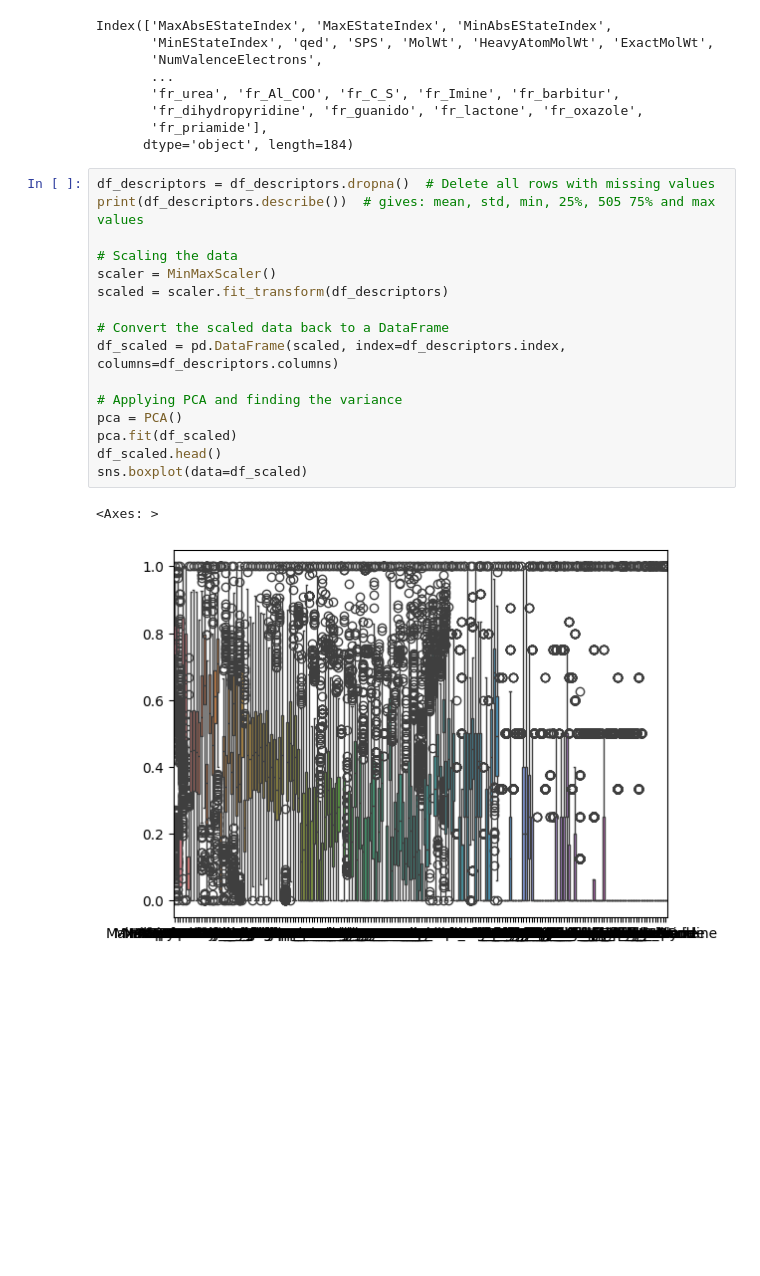
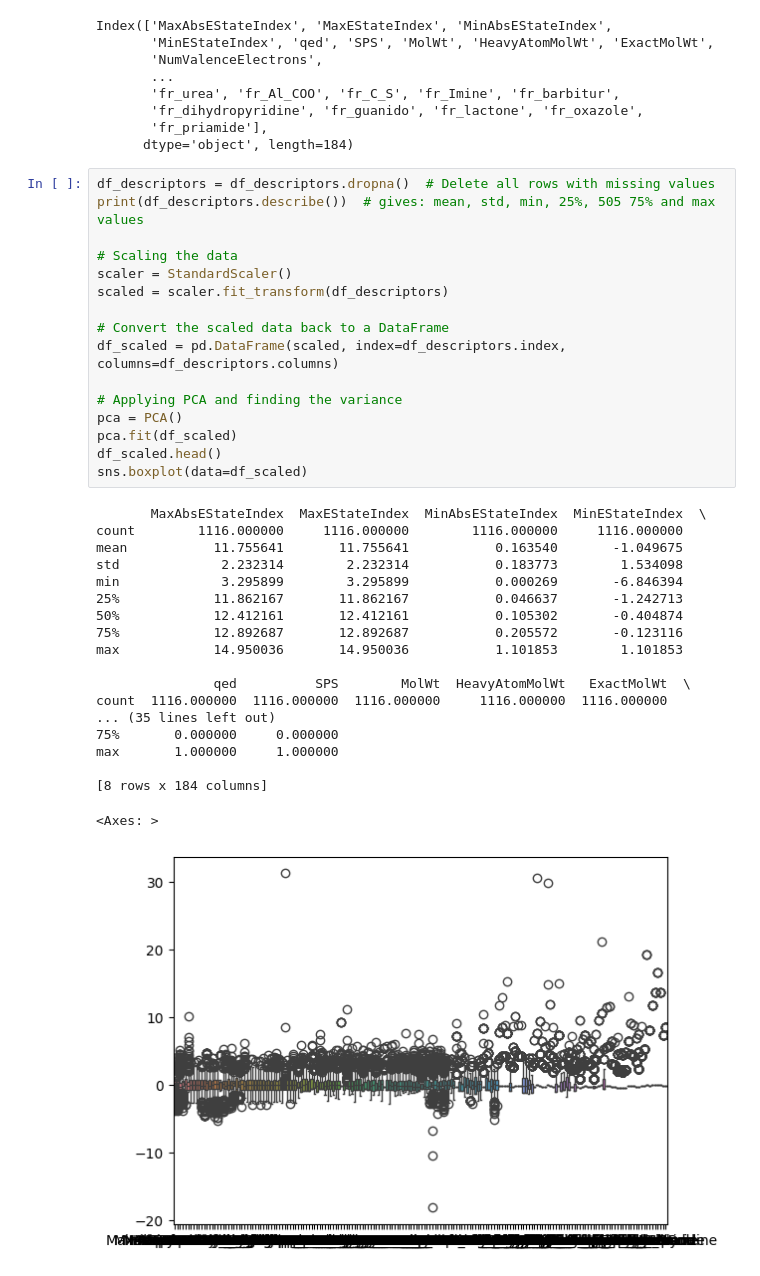
Before and after one commit to annebiemans/Group16, a Jupyter notebook: part_2.ipynb, the cells around one changed output. Cells and saved outputs as stored; diff of their text form; blank space fills up the shorter version.

```diff
--- a/part_2.ipynb
+++ b/part_2.ipynb
@@ -39,19 +66,36 @@ Index(['MaxAbsEStateIndex', 'MaxEStateIndex', 'MinAbsEStateIndex',
 # %%
 df_descriptors = df_descriptors.dropna()  # Delete all rows with missing values
 print(df_descriptors.describe())  # gives: mean, std, min, 25%, 505 75% and max values
 
 # Scaling the data
-scaler = MinMaxScaler()
+scaler = StandardScaler()
 scaled = scaler.fit_transform(df_descriptors)
 
 # Convert the scaled data back to a DataFrame
 df_scaled = pd.DataFrame(scaled, index=df_descriptors.index, columns=df_descriptors.columns)
 
 # Applying PCA and finding the variance
 pca = PCA()
 pca.fit(df_scaled)
 df_scaled.head()
 sns.boxplot(data=df_scaled)
 # %% [output]
-<Axes: >
+       MaxAbsEStateIndex  MaxEStateIndex  MinAbsEStateIndex  MinEStateIndex  \
+count        1116.000000     1116.000000        1116.000000     1116.000000
+mean           11.755641       11.755641           0.163540       -1.049675
+std             2.232314        2.232314           0.183773        1.534098
+min             3.295899        3.295899           0.000269       -6.846394
+25%            11.862167       11.862167           0.046637       -1.242713
+50%            12.412161       12.412161           0.105302       -0.404874
+75%            12.892687       12.892687           0.205572       -0.123116
+max            14.950036       14.950036           1.101853        1.101853
+
+               qed          SPS        MolWt  HeavyAtomMolWt   ExactMolWt  \
+count  1116.000000  1116.000000  1116.000000     1116.000000  1116.000000
+... (35 lines left out)
+75%       0.000000     0.000000
+max       1.000000     1.000000
+
+[8 rows x 184 columns]
+<Axes: >
-[figure, old version]
+[figure, new version]
```
Also changed, not shown: parts of 5 cells of this notebook.
